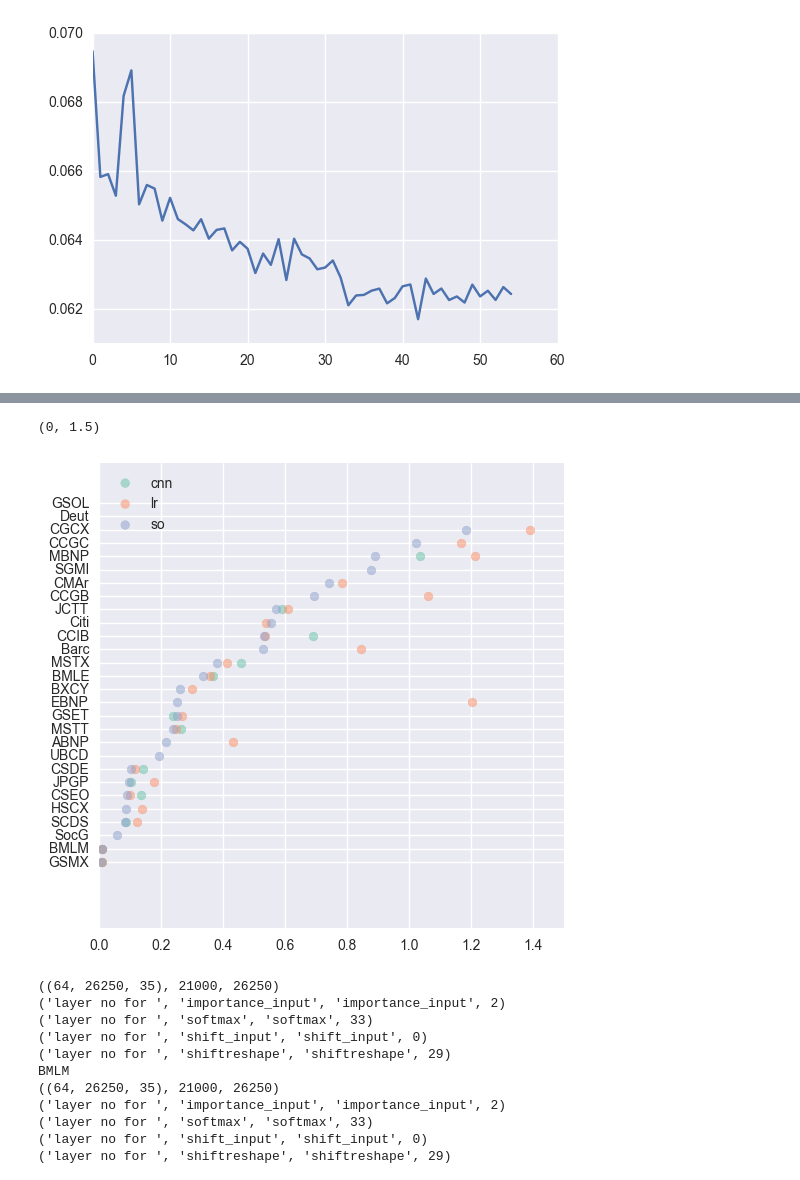
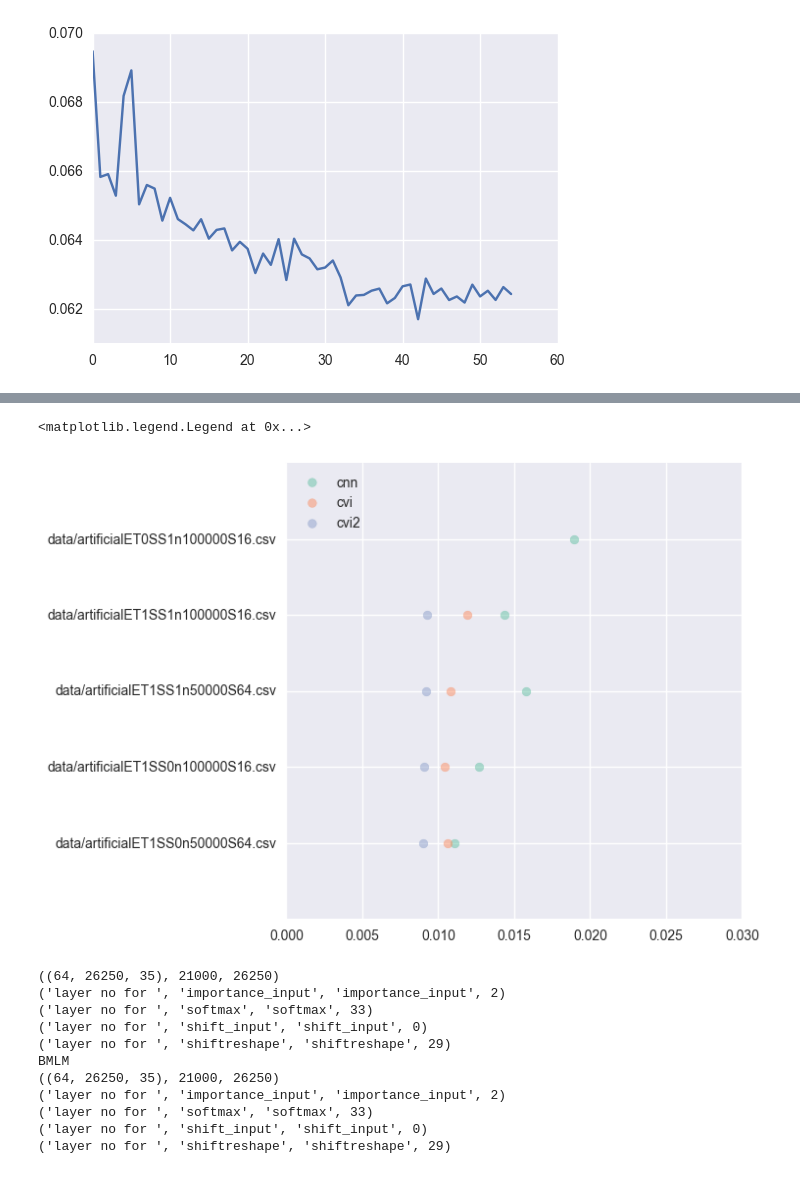
Before and after one commit to mbinkowski/nntimeseries, a Jupyter notebook: results_display.ipynb, the cells around one changed output, grey strips where cells are left out. Saved outputs shown, nothing was run; the diff lists cells and outputs as text; code cells hidden in the pictures.

Commit message:
successful artificial setting

```diff
--- a/results_display.ipynb
+++ b/results_display.ipynb
@@ -7,6 +5,6 @@ Using TensorFlow backend.
 # %%
 key = 'artificial'
-mindate = '2017-01-12'
+mindate = '2017-02-13'
 files = [f for f in os.listdir('results') if (key in f) and ('.pkl' in f)]
 read_tables = []
 for f in files:
@@ -47,8 +45,10 @@ for f in files:
             df['model'] = 'lstm'
         elif 'value_importance3' in f:
             df['model'] = 'so3'
+        elif ('cvi2' in f) or ('cnnvi2' in f):
+            df['model'] = 'cvi2'
         elif ('cvi' in f) or ('cnnvi' in f):
-            df['model'] = 'cso'
+            df['model'] = 'cvi'
         else:
             df['model'] = 'so'
         keys, funcs, names = [], [], []
@@ -57,24 +57,27 @@ for f in files:
         if ('class' in f) or all(df['objective'] == 'class'):
             if 'val_main_output_acc' in df.columns:
                 keys.append('val_main_output_acc')
-                funcs.append(np.nanmax)
+                funcs.append([np.nanmax, np.nanargmax])
                 names.append('best_acc')
             elif 'val_acc' in df.columns:
                 keys.append('val_acc')
-                funcs.append(np.nanmax)
+                funcs.append([np.nanmax, np.nanargmax])
                 names.append('best_acc')
         if ('regr' in f) or all(df['objective'] == 'regr') :
             if 'val_main_output_loss' in df.columns:
                 keys.append('val_main_output_loss')
-                funcs.append(np.nanmin)
+                funcs.append([np.nanmin, np.nanargmin])
                 names.append('best_mse')
             elif 'val_loss' in df.columns:
                 keys.append('val_loss')
-                funcs.append(np.nanmin)
+                funcs.append([np.nanmin, np.nanargmin])
                 names.append('best_mse')
         for k, func, n in zip(keys, funcs, names):
-            df[n] = df[k].apply(lambda x: func(x))
+            df[n] = df[k].apply(lambda x: func[0](x))
+            df['best_epoch'] = df[k].apply(lambda x: func[1](x))
         df['file'] = ''.join(f.split(key)) if (len(key) > 0) else f
+        df['time_per_epoch'] = df['training_time'] / df['epochs']
+        df['time_to_best'] = df['best_epoch'] * df['time_per_epoch']
         read_tables.append(df.copy())
     except Exception as e:
         print(e)
@@ -84,7 +87,11 @@ def total_params(model):
 
 all_results = pd.concat(read_tables)
 all_results.reset_index(inplace=True)
-all_results['total_params'] = all_results['hdf5'].apply(lambda x: total_params(load_model(x)))
+# if 'total_params' not in all_results.columns:
+#     all_results['total_params'] = all_results['hdf5'].apply(lambda x: total_params(load_model(x)))
+# else:
+#     idx = np.isnan(all_results['total_params'])
+#     all_results.loc[idx, 'total_params'] = all_results.loc[idx, 'hdf5'].apply(lambda x: total_params(load_model(x)))
 
 def get_pivot(setting, df, valcols=[]):
     if setting['objective'] == 'class':
@@ -192,8 +167,11 @@ df.diff()
 # %%
 setting = dict(
     objective = 'regr',
+    train_share = (.8, 1.),
+    diffs = False,
+#     architecture = {'lambda': True, 'softmax':False, 'nonneg':False}
 )
 
-df0, pivot = get_pivot(setting, all_results, ['aux_weight'])
+df0, pivot = get_pivot(setting, all_results, ['total_params', 'time_to_best'])
 pivot
 # %% [output]
@@ -201,21 +202,21 @@ NameError: name 'get_pivot' is not defined
 # %%
-pivot0 = pivot[[c for c in pivot.columns if (len(c) <= 3)]]
+pivot0 = pivot[[c for c in pivot.columns if (len(c) <= 4)]]
 # pivot0 = pivot0[np.isnan(pivot0).sum(axis=1)==0].copy()
 pivot0 = pivot0.copy()
 pivot0.sort_values(pivot0.columns[-1], inplace=True, ascending=True)
 pivot0.reset_index(drop=False, inplace=True)
 fig, ax = plt.subplots(1, figsize=(6,6))
 colors = sns.color_palette("Set2", 8)
 for c, color in zip(pivot0.columns[1:], colors):
     ax.scatter(pivot0[c], pivot0.index, label=c, color=color, s=40, alpha=.5)
 # ax.set_xscale('log')
 ax.set_yticks(pivot0.index)
 ax.set_yticklabels(pivot0['data'])
 ax.legend(loc=2)
-ax.set_xlim((0, 1.5))
+# ax.set_xlim((0, 1.5))
 # %% [output]
-(0, 1.5)
+<matplotlib.legend.Legend at 0x...>
-[figure, old version]
+[figure, new version]
 # %%
 df1 = df0[df0['model'] == 'so'].copy()
 df1 = df1[df1['best_mse'] == df1.groupby('data')['best_mse'].transform(min)]
```
Also changed, not shown: parts of 11 cells of this notebook, 6 other files.
